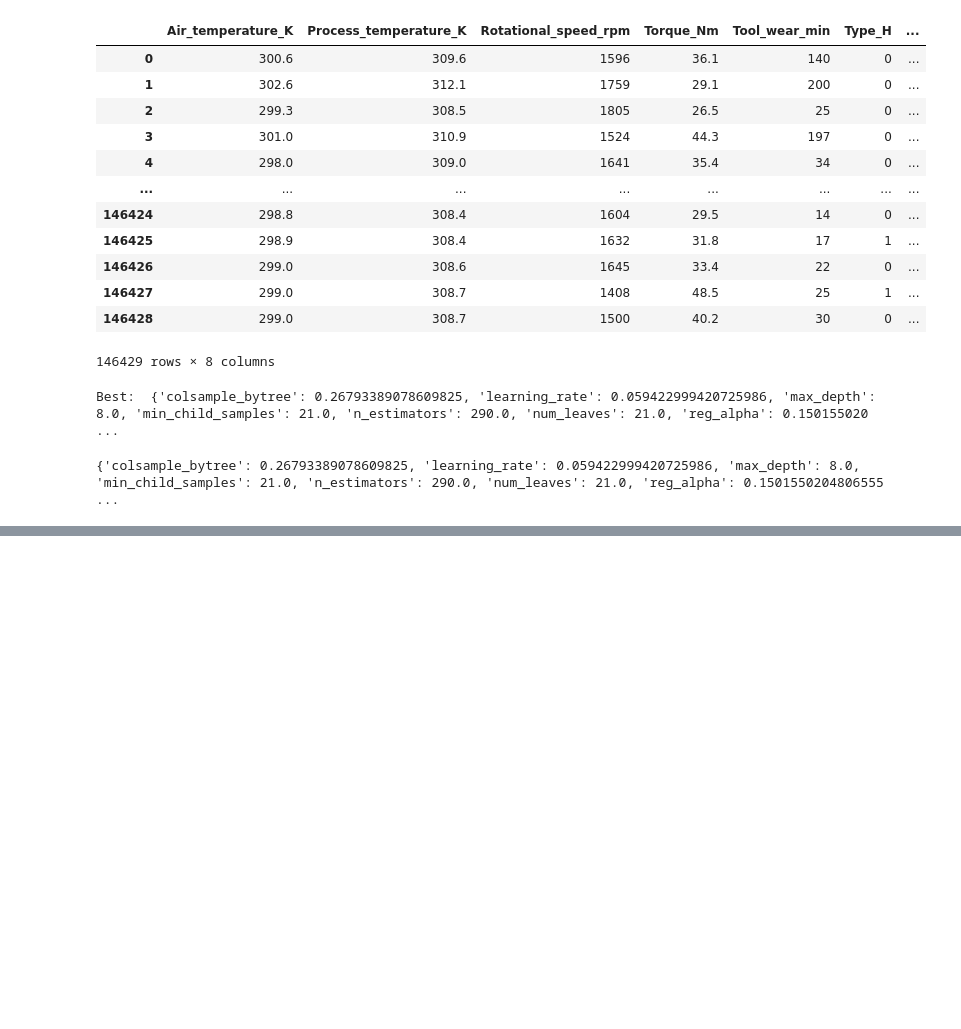
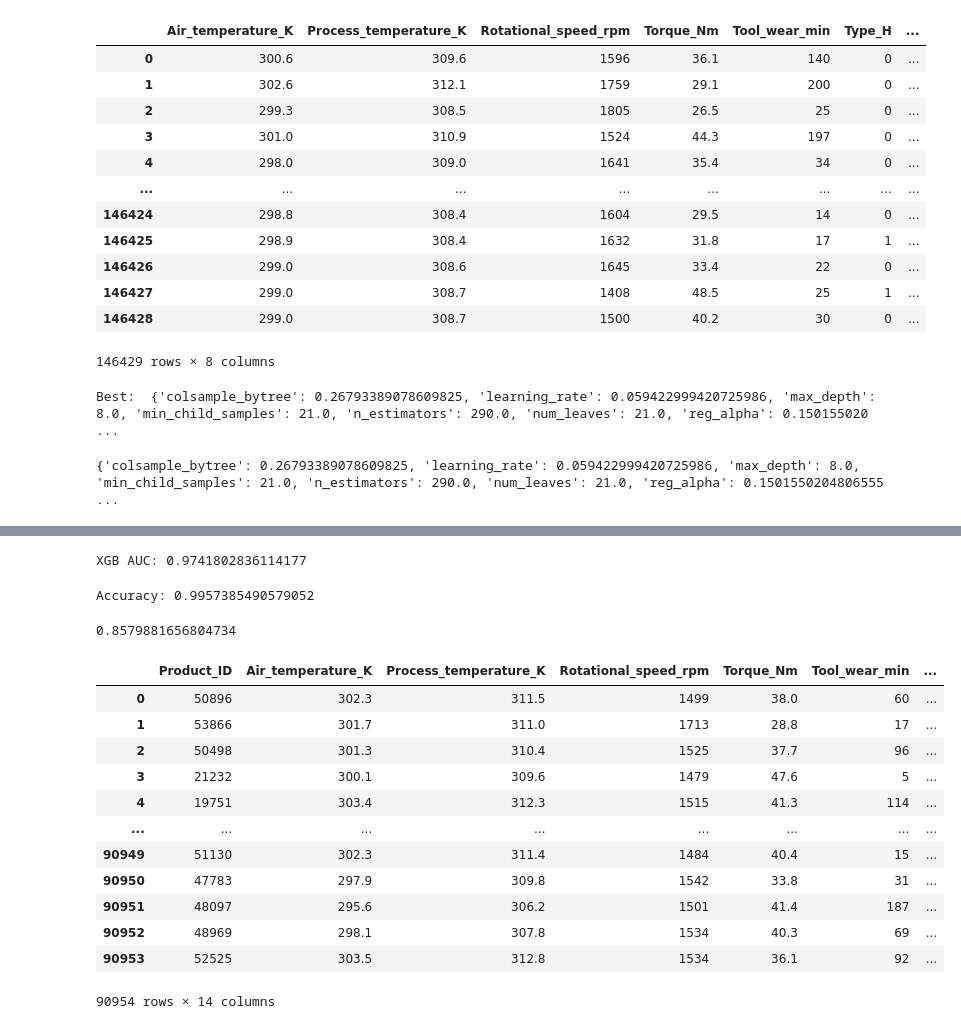
Before and after one commit to JJOL/pfm-pdm-e4, a Jupyter notebook: notebooks/D1-Exploration.ipynb, the cells around one changed output, grey strips where cells are left out. Saved outputs shown, nothing was run; the diff lists cells and outputs as text; code cells hidden in the pictures; blank space fills up the shorter version.

Commit message:
update to models xgboost

```diff
--- a/notebooks/D1-Exploration.ipynb
+++ b/notebooks/D1-Exploration.ipynb
@@ -594,0 +657,37 @@ FileNotFoundError: [Errno 2] No such file or directory: '../data/kaggle_s2/X_tes
+# %%
+import xgboost as xgb
+classifier = xgb.XGBClassifier(**best_xgb, n_jobs=4)
+classifier.fit(X_train, y_train)
+
+auc = roc_auc(classifier, X_train, y_train)
+print('XGB AUC:', auc)
+# %% [output]
+XGB AUC: 0.9741802836114177
+# %%
+accuracy = classifier.score(X_train, y_train)
+print('Accuracy:', accuracy)
+# %% [output]
+Accuracy: 0.9957385490579052
+# %%
+from sklearn.metrics import f1_score
+f1 = f1_score(y_train, classifier.predict(X_train))
+f1
+# %% [output]
+0.8579881656804734
+# %%
+# try X_test with the best model
+X_test
+# %% [output]
+|  | Product_ID | Air_temperature_K | Process_temperature_K | Rotational_speed_rpm | Torque_Nm | Tool_wear_min | ... |
+| 0 | 50896 | 302.3 | 311.5 | 1499 | 38.0 | 60 | ... |
+| 1 | 53866 | 301.7 | 311.0 | 1713 | 28.8 | 17 | ... |
+| 2 | 50498 | 301.3 | 310.4 | 1525 | 37.7 | 96 | ... |
+| 3 | 21232 | 300.1 | 309.6 | 1479 | 47.6 | 5 | ... |
+| 4 | 19751 | 303.4 | 312.3 | 1515 | 41.3 | 114 | ... |
+| ... | ... | ... | ... | ... | ... | ... | ... |
+| 90949 | 51130 | 302.3 | 311.4 | 1484 | 40.4 | 15 | ... |
+| 90950 | 47783 | 297.9 | 309.8 | 1542 | 33.8 | 31 | ... |
+| 90951 | 48097 | 295.6 | 306.2 | 1501 | 41.4 | 187 | ... |
+| 90952 | 48969 | 298.1 | 307.8 | 1534 | 40.3 | 69 | ... |
+| 90953 | 52525 | 303.5 | 312.8 | 1534 | 36.1 | 92 | ... |
+90954 rows × 14 columns
```
Also changed, not shown: parts of 2 cells of this notebook, 2 other files.
